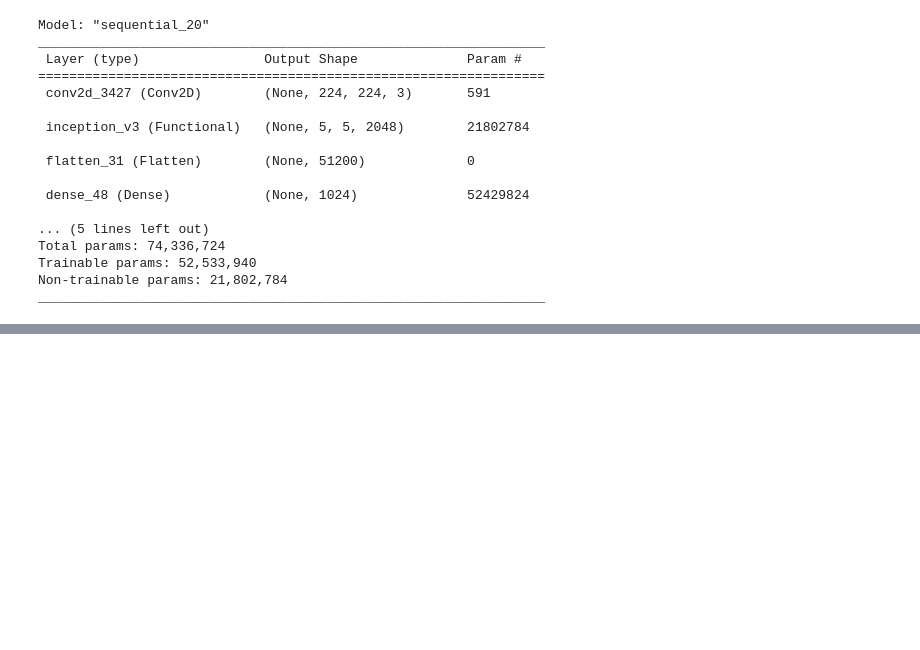
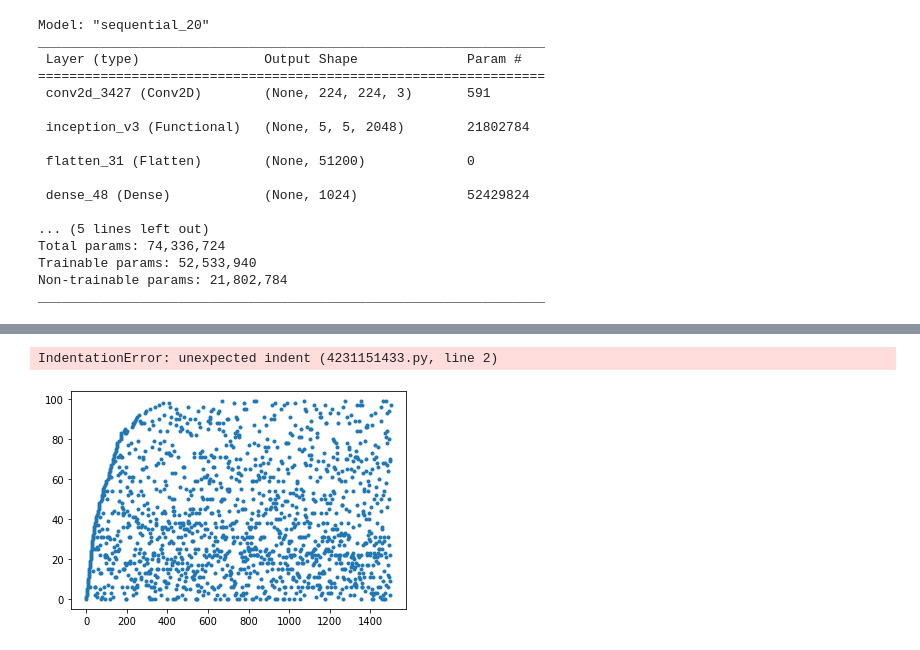
Before and after one commit to ttothea/Turtle-image-recognition-Zindi-challenge, a Jupyter notebook: notebooks/HOG.ipynb, the cells around one changed output, grey strips where cells are left out. Saved outputs shown, nothing was run; the diff lists cells and outputs as text; code cells hidden in the pictures; blank space fills up the shorter version.

```diff
--- a/notebooks/HOG.ipynb
+++ b/notebooks/HOG.ipynb
@@ -421,3 +486,36 @@ model.fit(train_hog1, train_labels_list)
 print(" Evaluating classifier on test data ...")
 predictions = model.predict(validation_hog1)
 print(classification_report(validation_labels_list, predictions))
+# %%
+# Hier wie im Tutorial functional mode probiert:
+def create_cnn():
+    inputShape = (224, 224, 4)
+    inputs = Input(shape=inputShape)
+    x = Conv2D(3, kernel_size=(7, 7), activation='relu', input_shape=input_shape,padding='same')(inputs)
+    base_model = InceptionV3(weights='imagenet',
+                                    include_top=False,
+                                    input_shape=(224, 224, 3))
+
+    for layer in base_model.layers:
+        layer.trainable = False
+    x = base_model(x)
+    x = layers.Flatten()(x)
+    x = layers.Dense(1024, activation='relu')(x)
+    x = layers.Dropout(0.2)(x)
+    x = layers.Dense(NCLASSES, activation='softmax')(x)
+
+    model = model.compile(optimizer = 'adam', loss = 'sparse_categorical_crossentropy', metrics = tf.keras.metrics.TopKCategoricalAccuracy(k=5))
+    return model
+# %% [output]
+IndentationError: unexpected indent (4231151433.py, line 2)
+# %%
+import numpy as np
+import matplotlib.pyplot as plt
+
+x = range(len(train_labels_list_float))
+y = train_labels_list_float
+
+plt.scatter(x, y,marker=".")
+plt.show()
+# %% [output]
+[figure, added]
```
Also changed, not shown: parts of 39 cells of this notebook.
